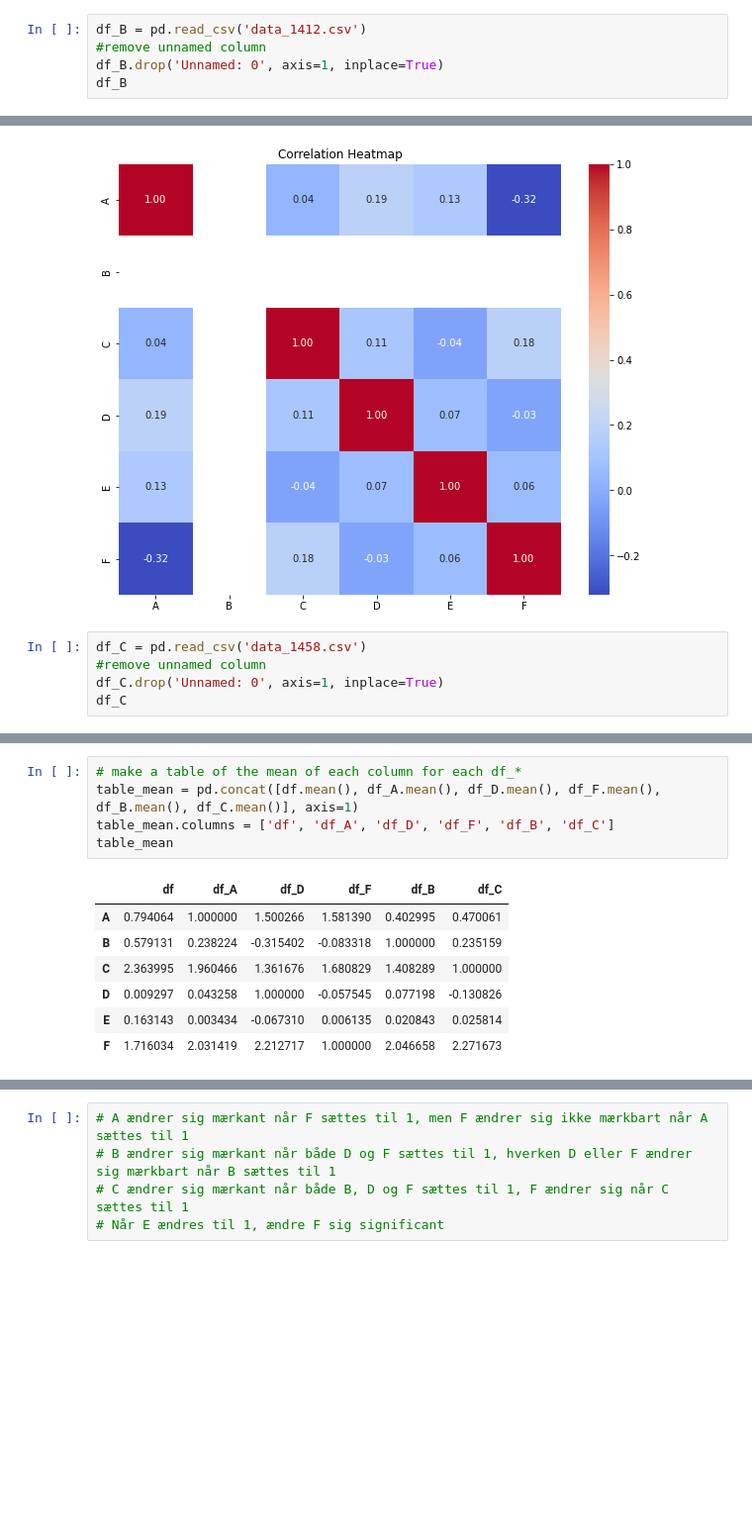
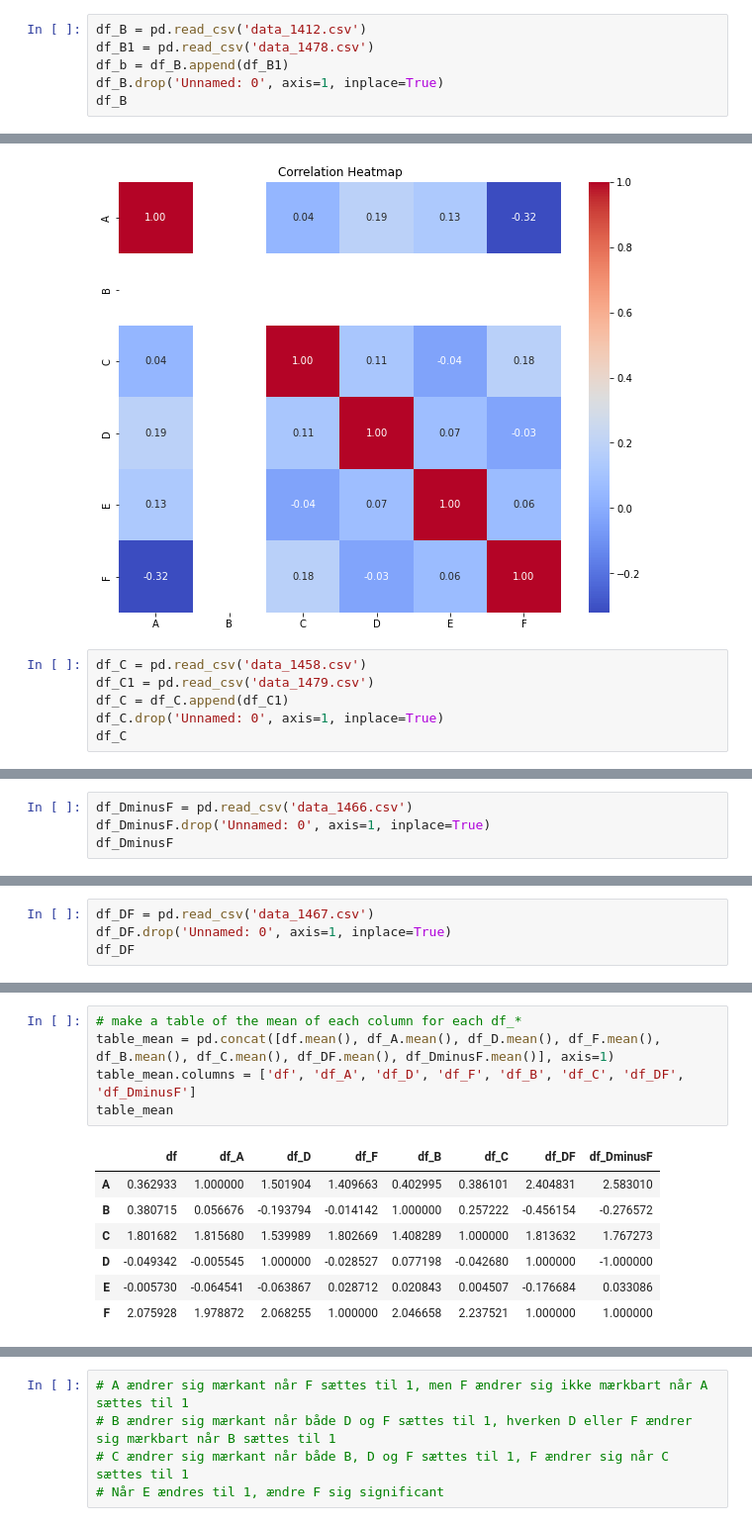
Before and after one commit to Villinger1999/BO-Mini-project, a Jupyter notebook: C-project/correlation.ipynb, the cells around one changed output, grey strips where cells are left out. Shown at 99% size. Drawn from its saved outputs; the diff is of its cells as text; blank space fills up the shorter version.

```diff
--- a/C-project/correlation.ipynb
+++ b/C-project/correlation.ipynb
@@ -355,7 +363,8 @@ F       NaN       NaN       NaN       NaN       NaN NaN
 B = 1
 # %%
 df_B = pd.read_csv('data_1412.csv')
-#remove unnamed column
+df_B1 = pd.read_csv('data_1478.csv')
+df_b = df_B.append(df_B1)
 df_B.drop('Unnamed: 0', axis=1, inplace=True)
 df_B
 # %% [output]
@@ -392,7 +401,8 @@ F -0.320108 NaN  0.176275 -0.034602  0.063612  1.000000
 [figure]
 # %%
 df_C = pd.read_csv('data_1458.csv')
-#remove unnamed column
+df_C1 = pd.read_csv('data_1479.csv')
+df_C = df_C.append(df_C1)
 df_C.drop('Unnamed: 0', axis=1, inplace=True)
 df_C
 # %% [output]
@@ -428,3 +438,7 @@ df_E
 | 98 | -1.389122 | -0.312548 | 1.0 | -0.077799 | -0.925882 | 1.910362 |
 | 99 | 0.933298 | 0.946160 | 1.0 | -0.241189 | -0.269255 | 0.386828 |
 100 rows × 6 columns
+# %%
+df_DminusF = pd.read_csv('data_1466.csv')
+df_DminusF.drop('Unnamed: 0', axis=1, inplace=True)
+df_DminusF
@@ -430,0 +459,4 @@ df_E
+# %%
+df_DF = pd.read_csv('data_1467.csv')
+df_DF.drop('Unnamed: 0', axis=1, inplace=True)
+df_DF
@@ -431,16 +477,16 @@ df_E
 # %%
 # make a table of the mean of each column for each df_*
-table_mean = pd.concat([df.mean(), df_A.mean(), df_D.mean(), df_F.mean(), df_B.mean(), df_C.mean()], axis=1)
-table_mean.columns = ['df', 'df_A', 'df_D', 'df_F', 'df_B', 'df_C']
+table_mean = pd.concat([df.mean(), df_A.mean(), df_D.mean(), df_F.mean(), df_B.mean(), df_C.mean(), df_DF.mean(), df_DminusF.mean()], axis=1)
+table_mean.columns = ['df', 'df_A', 'df_D', 'df_F', 'df_B', 'df_C', 'df_DF', 'df_DminusF']
 table_mean
 # %% [output]
-|  | df | df_A | df_D | df_F | df_B | df_C |
-| A | 0.794064 | 1.000000 | 1.500266 | 1.581390 | 0.402995 | 0.470061 |
-| B | 0.579131 | 0.238224 | -0.315402 | -0.083318 | 1.000000 | 0.235159 |
-| C | 2.363995 | 1.960466 | 1.361676 | 1.680829 | 1.408289 | 1.000000 |
-| D | 0.009297 | 0.043258 | 1.000000 | -0.057545 | 0.077198 | -0.130826 |
-| E | 0.163143 | 0.003434 | -0.067310 | 0.006135 | 0.020843 | 0.025814 |
-| F | 1.716034 | 2.031419 | 2.212717 | 1.000000 | 2.046658 | 2.271673 |
+|  | df | df_A | df_D | df_F | df_B | df_C | df_DF | df_DminusF |
+| A | 0.362933 | 1.000000 | 1.501904 | 1.409663 | 0.402995 | 0.386101 | 2.404831 | 2.583010 |
+| B | 0.380715 | 0.056676 | -0.193794 | -0.014142 | 1.000000 | 0.257222 | -0.456154 | -0.276572 |
+| C | 1.801682 | 1.815680 | 1.539989 | 1.802669 | 1.408289 | 1.000000 | 1.813632 | 1.767273 |
+| D | -0.049342 | -0.005545 | 1.000000 | -0.028527 | 0.077198 | -0.042680 | 1.000000 | -1.000000 |
+| E | -0.005730 | -0.064541 | -0.063867 | 0.028712 | 0.020843 | 0.004507 | -0.176684 | 0.033086 |
+| F | 2.075928 | 1.978872 | 2.068255 | 1.000000 | 2.046658 | 2.237521 | 1.000000 | 1.000000 |
 # %%
 from scipy.stats import ttest_ind
 
```
Also changed, not shown: parts of 29 cells of this notebook, 10 other files.
